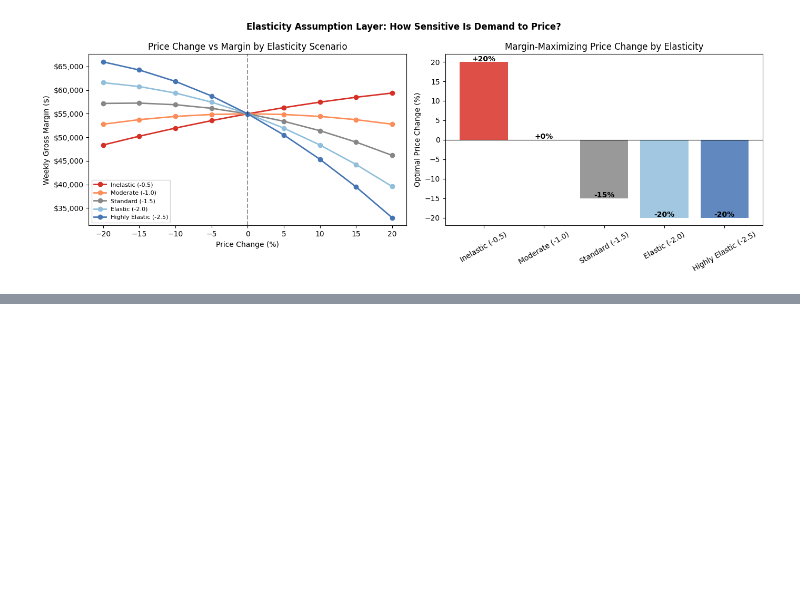
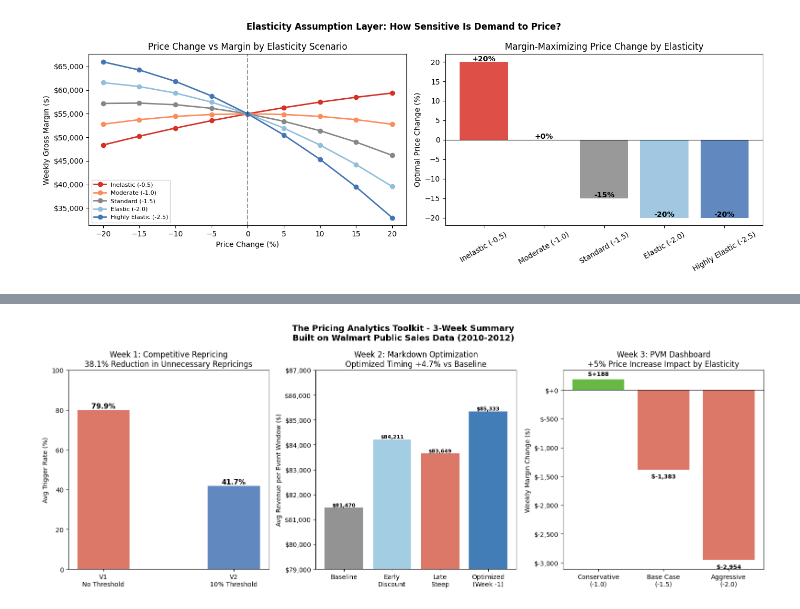
Before and after one commit to Snjkmr162/The_Pricing_Analytics_Toolkit, a Jupyter notebook: notebooks/week3_dashboard/Week3_Price_Volume_Margin.ipynb, the cells around one changed output, grey strips where cells are left out. Saved outputs shown, nothing was run; the diff lists cells and outputs as text; code cells hidden in the pictures; blank space fills up the shorter version.

```diff
--- a/notebooks/week3_dashboard/Week3_Price_Volume_Margin.ipynb
+++ b/notebooks/week3_dashboard/Week3_Price_Volume_Margin.ipynb
@@ -312,0 +692,53 @@ plt.show()
+# %%
+fig, axes = plt.subplots(1, 3, figsize=(16, 6))
+fig.suptitle("The Pricing Analytics Toolkit - 3-Week Summary\nBuilt on Walmart Public Sales Data (2010-2012)",
+             fontsize=13, fontweight="bold")
+
+# ----- Week 1: V1 vs V2 trigger rate -----
+w1_labels = ["V1\nNo Threshold", "V2\n10% Threshold"]
+w1_values = [79.9, 41.7]
+w1_colors = ["#d6604d", "#4575b4"]
+bars1 = axes[0].bar(w1_labels, w1_values, color=w1_colors, alpha=0.85, width=0.4)
+axes[0].set_ylabel("Avg Trigger Rate (%)")
+axes[0].set_title("Week 1: Competitive Repricing\n38.1% Reduction in Unnecessary Repricings")
+axes[0].set_ylim(0, 100)
+for bar, val in zip(bars1, w1_values):
+    axes[0].text(bar.get_x() + bar.get_width()/2,
+                 bar.get_height() + 1,
+                 f"{val}%", ha="center", fontweight="bold", fontsize=11)
+
+# ----- Week 2: Strategy comparison -----
+w2_labels = ["Baseline", "Early\nDiscount", "Late\nSteep", "Optimized\n(Week -1)"]
+w2_values = [81470, 84211, 83649, 85333]
+w2_colors = ["gray", "#92c5de", "#d6604d", "#2166ac"]
+bars2 = axes[1].bar(w2_labels, w2_values, color=w2_colors, alpha=0.85)
+axes[1].set_ylabel("Avg Revenue per Event Window ($)")
+axes[1].set_title("Week 2: Markdown Optimization\nOptimized Timing +4.7% vs Baseline")
+axes[1].yaxis.set_major_formatter(plt.FuncFormatter(lambda y, _: f"${y:,.0f}"))
+axes[1].set_ylim(79000, 87000)
+for bar, val in zip(bars2, w2_values):
+    axes[1].text(bar.get_x() + bar.get_width()/2,
+                 bar.get_height() + 50,
+                 f"${val:,.0f}", ha="center", fontsize=8, fontweight="bold")
+
+# ----- Week 3: +5% scenario margin impact -----
+w3_labels = ["Conservative\n(-1.0)", "Base Case\n(-1.5)", "Aggressive\n(-2.0)"]
+w3_values = [188, -1383, -2954]
+w3_colors = ["#4dac26", "#d6604d", "#d6604d"]
+bars3 = axes[2].bar(w3_labels, w3_values, color=w3_colors, alpha=0.85)
+axes[2].axhline(y=0, color="black", linewidth=0.8)
+axes[2].set_ylabel("Weekly Margin Change ($)")
+axes[2].set_title("Week 3: PVM Dashboard\n+5% Price Increase Impact by Elasticity")
+axes[2].yaxis.set_major_formatter(plt.FuncFormatter(lambda y, _: f"${y:+,.0f}"))
+for bar, val in zip(bars3, w3_values):
+    offset = 60 if val >= 0 else -150
+    axes[2].text(bar.get_x() + bar.get_width()/2,
+                 bar.get_height() + offset,
+                 f"${val:+,.0f}", ha="center",
+                 fontsize=9, fontweight="bold")
+
+plt.tight_layout()
+plt.savefig("week3_day15_final_summary.png", dpi=150)
+plt.show()
+# %% [output]
+[figure, added]
```
Also changed, not shown: parts of 7 cells of this notebook.
